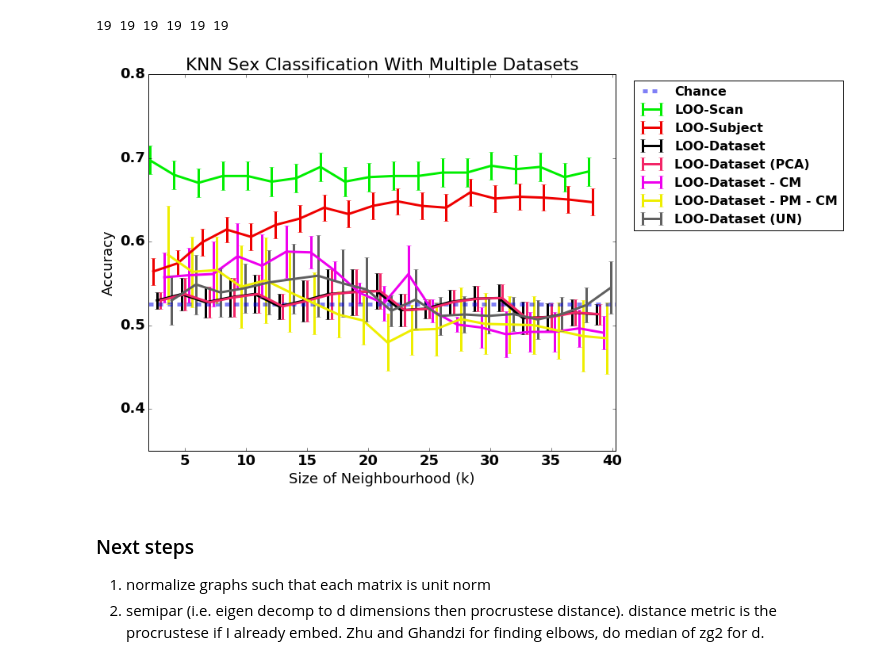
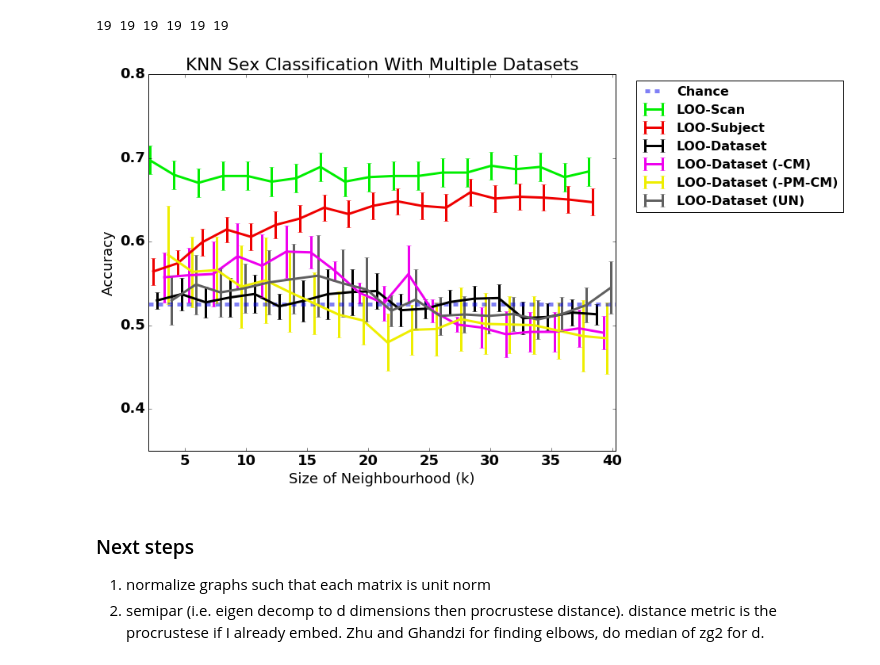
Before and after one commit to gkiar/dataset_variance, a Jupyter notebook: code/prototype/knn_classification.ipynb, the cells around one changed output. Cells and saved outputs as stored; diff of their text form; code cells hidden in the pictures.

Commit message:
cleaned up plot

```diff
--- a/code/prototype/knn_classification.ipynb
+++ b/code/prototype/knn_classification.ipynb
@@ -577,32 +577,31 @@ print len(std_loo_dset_pmcm), len(mean_loo_dset_pmcm), len(mean_loo_dset_un)
 # %%
 fig = plt.figure(figsize=(1.2*8,8))
 plt.errorbar(neighbourhoods-0.9, mean_loo_scan, std_loo_scan/np.sqrt(len(sexy)), lw=3, color='#00ee00')
 plt.errorbar(neighbourhoods-0.6, mean_loo_subj, std_loo_subj/np.sqrt(len(sexy)), lw=3, color='#ee0000')
 plt.hold(True)
 plt.axhline(sum(sexy)/len(sexy), linestyle='--', lw=5, alpha=0.5, color="#0000ee")
 plt.errorbar(neighbourhoods-0.3, mean_loo_dset, std_loo_dset/np.sqrt(len(dataset*1)), lw=3, color='#000000')
-plt.errorbar(neighbourhoods, mean_loo_dset_pca, std_loo_dset_pca/np.sqrt(len(dataset*1)), lw=3, color='#f22567')
 plt.errorbar(neighbourhoods+0.3, mean_loo_dset_cm, std_loo_dset_cm/np.sqrt(len(dataset*1)), lw=3, color='#ee00ee')
 plt.errorbar(neighbourhoods+0.6, mean_loo_dset_pmcm, std_loo_dset_pmcm/np.sqrt(len(dataset*1)), lw=3, color='#eeee00')
 plt.errorbar(neighbourhoods+0.9, mean_loo_dset_un, std_loo_dset_un/np.sqrt(len(dataset*1)), lw=3, color='#606060')
 
 # plt.ylim((0.5, 0.7))
 # plt.yticks((0.5, 0.6, 0.7),(0.5, 0.6, 0.7))
 # plt.xticks((0, 20, 40),(0, 20, 40))
 plt.xlim([2, 40.3])
 plt.ylim([0.35, 0.8])
 plt.xlabel('Size of Neighbourhood (k)')
 plt.ylabel('Accuracy')
 plt.title('KNN Sex Classification With Multiple Datasets')
-lgd = plt.legend(('Chance', 'LOO-Scan', 'LOO-Subject', 'LOO-Dataset', 'LOO-Dataset (PCA)',
-                  'LOO-Dataset - CM', 'LOO-Dataset - PM - CM', 'LOO-Dataset (UN)'),
+lgd = plt.legend(('Chance', 'LOO-Scan', 'LOO-Subject', 'LOO-Dataset',
+                  'LOO-Dataset (-CM)', 'LOO-Dataset (-PM-CM)', 'LOO-Dataset (UN)'),
                  fontsize=16, bbox_to_anchor = (1.5, 1))
 plt.tight_layout(1)
 plt.savefig('../../figs/graphs/desikan/classification/knn_vectorgraph_class_errorbars.png',
             bbox_extra_artists=(lgd,), bbox_inches='tight')
 plt.show()
 # %% [output]
-[figure, old version]
+[figure, new version]
 # %% [markdown]
 ### Next steps
 1. normalize graphs such that each matrix is unit norm
```
Also changed, not shown: 1 other file.
